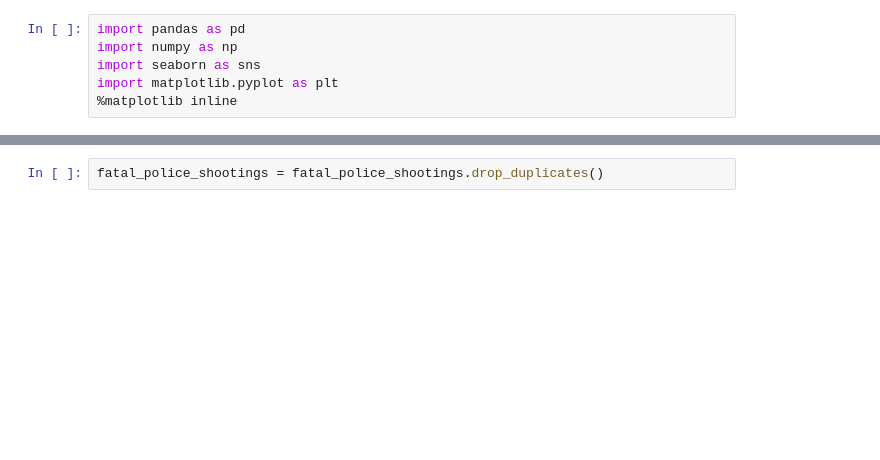
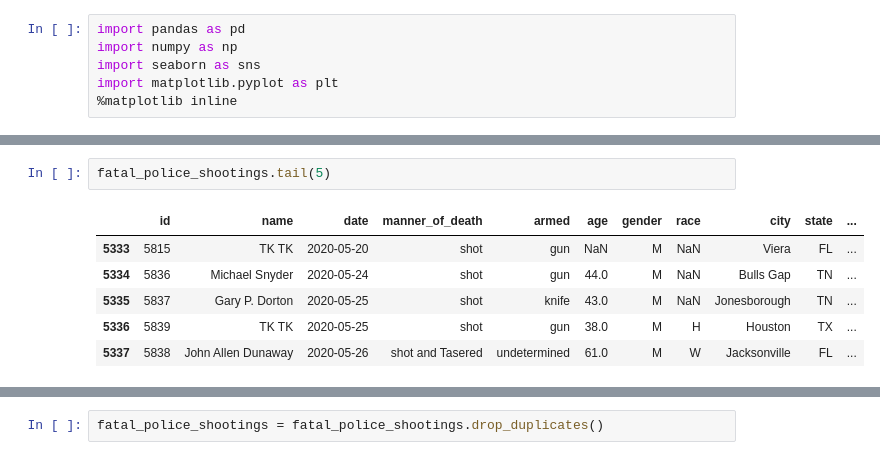
Before and after one commit to matheusrodriguesf/fata-police-shootings-project-ml, a Jupyter notebook: EDA.ipynb, the cells around one changed output, grey strips where cells are left out. Saved outputs shown, nothing was run; the diff lists cells and outputs as text; blank space fills up the shorter version.

```diff
--- a/EDA.ipynb
+++ b/EDA.ipynb
@@ -11,3 +36,12 @@ fatal_police_shootings.dtypes
+# %%
+fatal_police_shootings.tail(5)
+# %% [output]
+|  | id | name | date | manner_of_death | armed | age | gender | race | city | state | ... |
+| 5333 | 5815 | TK TK | 2020-05-20 | shot | gun | NaN | M | NaN | Viera | FL | ... |
+| 5334 | 5836 | Michael Snyder | 2020-05-24 | shot | gun | 44.0 | M | NaN | Bulls Gap | TN | ... |
+| 5335 | 5837 | Gary P. Dorton | 2020-05-25 | shot | knife | 43.0 | M | NaN | Jonesborough | TN | ... |
+| 5336 | 5839 | TK TK | 2020-05-25 | shot | gun | 38.0 | M | H | Houston | TX | ... |
+| 5337 | 5838 | John Allen Dunaway | 2020-05-26 | shot and Tasered | undetermined | 61.0 | M | W | Jacksonville | FL | ... |
 # %%
 fatal_police_shootings = fatal_police_shootings.drop(['id','body_camera'],axis=1)
 fatal_police_shootings.head(5)
```
Also changed, not shown: parts of 51 cells of this notebook.
